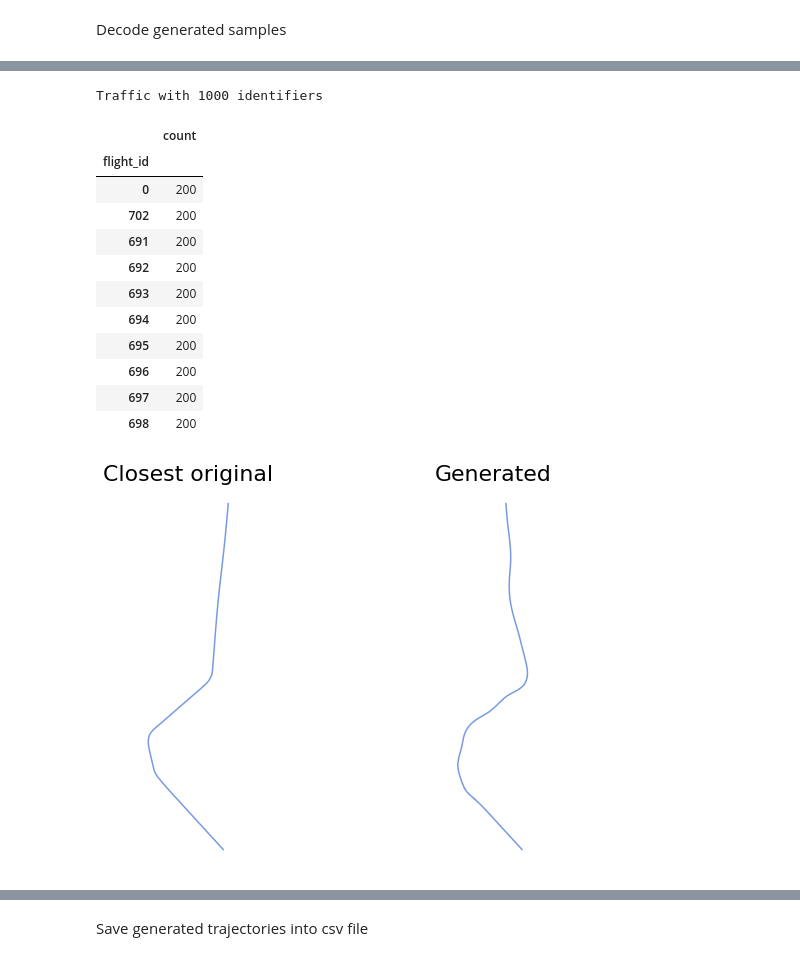
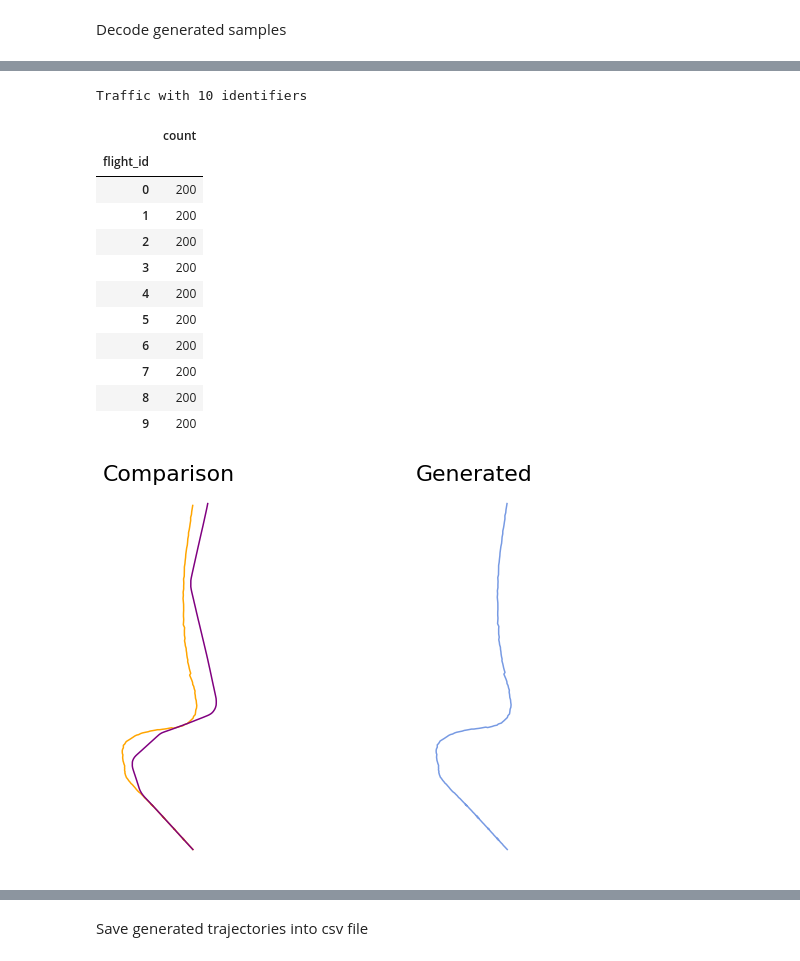
Before and after one commit to alafage/deep-traffic-generation, a Jupyter notebook: notebooks/vae.ipynb, the cells around one changed output, grey strips where cells are left out. Cells and saved outputs as stored; diff of their text form; code cells hidden in the pictures.

```diff
--- a/notebooks/vae.ipynb
+++ b/notebooks/vae.ipynb
@@ -47,8 +39,8 @@ Dataset TrafficDataset
     MinMaxScaler(feature_range=(-1, 1))
 # %%
 model = TCVAE.load_from_checkpoint(
-    "../deep_traffic_generation/lightning_logs/tc_vae/version_0/checkpoints/epoch=2663-step=7991.ckpt",
-    hparams_file="../deep_traffic_generation/lightning_logs/tc_vae/version_0/hparams.yaml",
+    "../deep_traffic_generation/lightning_logs/tc_vae/version_2/checkpoints/epoch=2912-step=8738.ckpt",
+    hparams_file="../deep_traffic_generation/lightning_logs/tc_vae/version_2/hparams.yaml",
     x_dim=dataset.input_dim,
     seq_len=dataset.seq_len,
     scaler=dataset.scaler,
@@ -144,6 +135,6 @@ traffic[1].chart().encode(alt.Y("altitude"), alt.X("timestamp"), alt.Color("flig
 ### Generation
 # %%
 p = torch.distributions.Normal(torch.zeros(model.hparams.encoding_dim), 1)
-x_sim = p.sample_n(1000)
+x_sim = p.sample_n(10)
 x_sim.size()
 # %% [output]
@@ -203,5 +194,9 @@ features = [
 traffic_original = traffic_from_data(
     data, features, model.hparams.init_features, builder=builder
 )
+
+if "track" not in traffic_original.data.columns:
+    traffic_original = traffic_original.cumulative_distance().eval(desc="")
+
 traffic_original
 # %% [output]
@@ -240,34 +235,39 @@ features = [
 traffic_generated = traffic_from_data(
     data, features, model.hparams.init_features, builder=builder
 )
+
+if "track" not in traffic_generated.data.columns:
+    traffic_generated = traffic_generated.cumulative_distance().eval(desc="")
+
 traffic_generated
 # %% [output]
-Traffic with 1000 identifiers
+Traffic with 10 identifiers
 |  | count |
 | flight_id |  |
 | 0 | 200 |
-| 702 | 200 |
-| 691 | 200 |
-| 692 | 200 |
-| 693 | 200 |
-| 694 | 200 |
-| 695 | 200 |
-| 696 | 200 |
-| 697 | 200 |
-| 698 | 200 |
+| 1 | 200 |
+| 2 | 200 |
+| 3 | 200 |
+| 4 | 200 |
+| 5 | 200 |
+| 6 | 200 |
+| 7 | 200 |
+| 8 | 200 |
+| 9 | 200 |
 # %%
-flight_id = 20
+flight_id = 1
 generated = traffic_generated[str(flight_id)]
 original = traffic_original[str(flight_id)]
 
 with plt.style.context("traffic"):
     fig, ax = plt.subplots(1, 2, subplot_kw=dict(projection=EuroPP()))
-    ax[0].set_title("Closest original")
-    original.plot(ax[0])
+    ax[0].set_title("Comparison")
+    generated.plot(ax[0], c="orange", label="generated")
+    original.plot(ax[0], c="purple", label="closest original")
     ax[1].set_title("Generated")
     generated.plot(ax[1])
 
     plt.show()
 # %% [output]
-[figure, old version]
+[figure, new version]
 # %%
```
Also changed, not shown: parts of 15 cells of this notebook, 42 other files.
